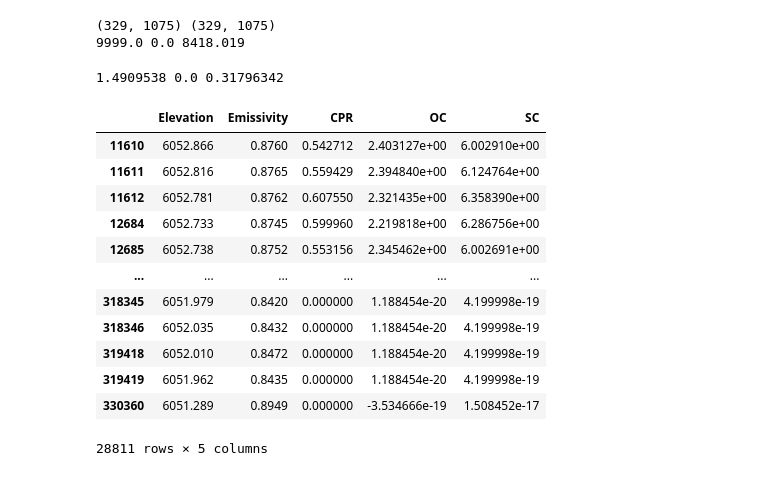
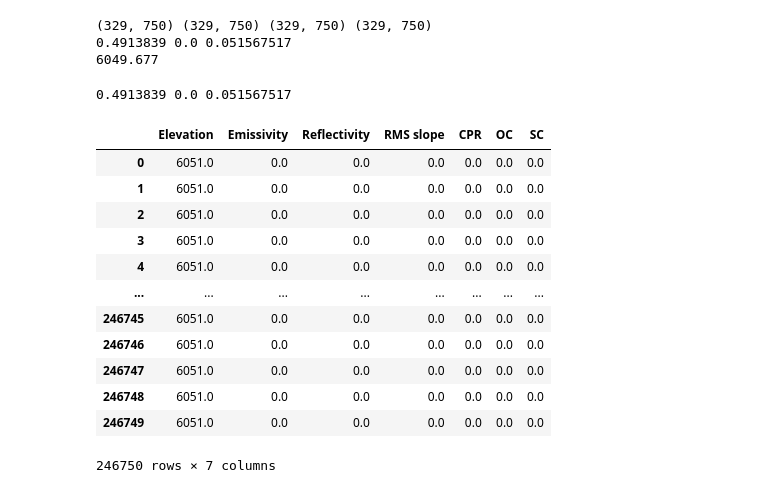
Before and after one commit to iganache/Arecibo, a Jupyter notebook: Tessera.ipynb, the cells around one changed output. Drawn from its saved outputs; the diff is of its cells as text; code cells hidden in the pictures.

```diff
--- a/Tessera.ipynb
+++ b/Tessera.ipynb
@@ -39,20 +41,27 @@ def resample(infile, height_scale_factor, width_scale_factor):
         )
         return data[0]
 # %%
+year = 2015
 tessera = "sudenitsa"
-cprfile = "data2017/Clip_tessera_2017/"+tessera+"_cpr.tif"
-incifile = "data2017/Clip_tessera_2017/"+tessera+"_inc.tif"
-ocpfile = "data2017/Clip_tessera_2017/"+tessera+"_ocp_filt_norm.tif"
-scpfile = "data2017/Clip_tessera_2017/"+tessera+"_scp_filt_norm.tif"
-emisfile = "data2017/Clip_tessera_2017/"+tessera+"_emis.tif"
-topofile = "data2017/Clip_tessera_2017/"+tessera+"_topo.tif"
+folder = "data" + str(year) + "/Clip_tessera_" +str(year)+"/"
+cprfile = folder+tessera+"_cpr_norm.tif"
+# incifile = folder+tessera+"_inc.tif"
+ocpfile = folder+tessera+"_ocp_filt_norm.tif"
+scpfile = folder+tessera+"_scp_filt_norm.tif"
+emisfile = folder+tessera+"_emis.tif"
+topofile = folder+tessera+"_topo.tif"
+reffile = folder+tessera+"_ref.tif"
+rmssfile = folder+tessera+"_rmsslope.tif"
 # %%
 cpr = tiff2numpy(cprfile)
-inci = tiff2numpy(incifile)
+# inci = tiff2numpy(incifile)
 ocp = tiff2numpy(ocpfile)
 scp = tiff2numpy(scpfile)
 emis = tiff2numpy(emisfile)
+ref = tiff2numpy(reffile)
+rmss = tiff2numpy(rmssfile)
 topo = (tiff2numpy(topofile) + 6051000) / 1e3
+print(np.nanmin(topo), np.nanmax(topo))
 cpr = tiff2numpy(cprfile)
 
 ht_scale = emis.shape[0]/cpr.shape[0]
@@ -62,4 +71,4 @@ wid_scale = emis.shape[1]/cpr.shape[1]
 cpr_r = resample(cprfile, ht_scale, wid_scale)
 scp_r = resample(scpfile, ht_scale, wid_scale)
 ocp_r = resample(ocpfile, ht_scale, wid_scale)
-inci_r = resample(incifile, ht_scale, wid_scale)
+# inci_r = resample(incifile, ht_scale, wid_scale)
@@ -66,6 +92,8 @@ inci_r = resample(incifile, ht_scale, wid_scale)
 # %%
-print(emis.shape, scp_r.shape)
+print(emis.shape, scp_r.shape, topo.shape, ref.shape)
 print(np.nanmax(cpr_r), np.nanmin(cpr_r), np.nanmean(cpr_r))
+print(np.min(topo))
 # %% [output]
-(329, 1075) (329, 1075)
-9999.0 0.0 8418.019
+(329, 750) (329, 750) (329, 750) (329, 750)
+0.4913839 0.0 0.051567517
+6049.677
@@ -72,5 +112,5 @@ print(np.nanmax(cpr_r), np.nanmin(cpr_r), np.nanmean(cpr_r))
 # %%
-cond = (np.abs(cpr_r)>1.5) | (emis<0.0)
+cond = (np.abs(cpr_r)>2.0) | (emis<0.0)
 topo[cond] = np.nan
 emis[cond] = np.nan
 cpr_r[cond] = np.nan
@@ -78,8 +118,10 @@ scp_r[cond] = np.nan
 ocp_r[cond] = np.nan
 # %%
 print(np.nanmax(cpr_r), np.nanmin(cpr_r), np.nanmean(cpr_r))
+# print(np.nanmax(ocp1d), np.nanmin(ocp1d), np.nanmean(ocp1d))
+# print(np.nanmax(scp1d), np.nanmin(scp1d), np.nanmean(scp1d))
 # %% [output]
-1.4909538 0.0 0.31796342
+0.4913839 0.0 0.051567517
 # %%
 cpr1d = cpr_r.ravel()
 # inci1d = inci_r.ravel()
@@ -87,20 +129,22 @@ ocp1d = ocp_r.ravel()
 scp1d = scp_r.ravel()
 emis1d = emis.ravel()
 topo1d = topo.ravel()
+ref1d = ref.ravel()
+rmss1d = rmss.ravel()
 # %%
-mag_df = pd.DataFrame(np.array([topo1d, emis1d, cpr1d, ocp1d, scp1d]).T, columns = ["Elevation", "Emissivity", "CPR", "OC", "SC"])
+mag_df = pd.DataFrame(np.array([topo1d, emis1d, ref1d, rmss1d, cpr1d, ocp1d, scp1d]).T, columns = ["Elevation", "Emissivity", "Reflectivity", "RMS slope", "CPR", "OC", "SC"])
 mag_df.dropna()
 # %% [output]
-|  | Elevation | Emissivity | CPR | OC | SC |
-| 11610 | 6052.866 | 0.8760 | 0.542712 | 2.403127e+00 | 6.002910e+00 |
-| 11611 | 6052.816 | 0.8765 | 0.559429 | 2.394840e+00 | 6.124764e+00 |
-| 11612 | 6052.781 | 0.8762 | 0.607550 | 2.321435e+00 | 6.358390e+00 |
-| 12684 | 6052.733 | 0.8745 | 0.599960 | 2.219818e+00 | 6.286756e+00 |
-| 12685 | 6052.738 | 0.8752 | 0.553156 | 2.345462e+00 | 6.002691e+00 |
-| ... | ... | ... | ... | ... | ... |
-| 318345 | 6051.979 | 0.8420 | 0.000000 | 1.188454e-20 | 4.199998e-19 |
-| 318346 | 6052.035 | 0.8432 | 0.000000 | 1.188454e-20 | 4.199998e-19 |
-| 319418 | 6052.010 | 0.8472 | 0.000000 | 1.188454e-20 | 4.199998e-19 |
-| 319419 | 6051.962 | 0.8435 | 0.000000 | 1.188454e-20 | 4.199998e-19 |
-| 330360 | 6051.289 | 0.8949 | 0.000000 | -3.534666e-19 | 1.508452e-17 |
+|  | Elevation | Emissivity | Reflectivity | RMS slope | CPR | OC | SC |
+| 0 | 6051.0 | 0.0 | 0.0 | 0.0 | 0.0 | 0.0 | 0.0 |
+| 1 | 6051.0 | 0.0 | 0.0 | 0.0 | 0.0 | 0.0 | 0.0 |
+| 2 | 6051.0 | 0.0 | 0.0 | 0.0 | 0.0 | 0.0 | 0.0 |
+| 3 | 6051.0 | 0.0 | 0.0 | 0.0 | 0.0 | 0.0 | 0.0 |
+| 4 | 6051.0 | 0.0 | 0.0 | 0.0 | 0.0 | 0.0 | 0.0 |
+| ... | ... | ... | ... | ... | ... | ... | ... |
+| 246745 | 6051.0 | 0.0 | 0.0 | 0.0 | 0.0 | 0.0 | 0.0 |
+| 246746 | 6051.0 | 0.0 | 0.0 | 0.0 | 0.0 | 0.0 | 0.0 |
+| 246747 | 6051.0 | 0.0 | 0.0 | 0.0 | 0.0 | 0.0 | 0.0 |
+| 246748 | 6051.0 | 0.0 | 0.0 | 0.0 | 0.0 | 0.0 | 0.0 |
+| 246749 | 6051.0 | 0.0 | 0.0 | 0.0 | 0.0 | 0.0 | 0.0 |
-28811 rows × 5 columns
+246750 rows × 7 columns
```
Also changed, not shown: parts of 11 cells of this notebook, 3 other files.
